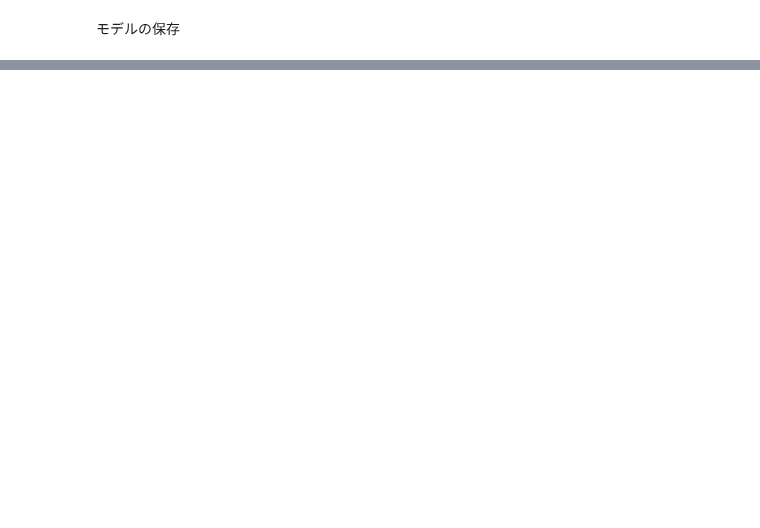
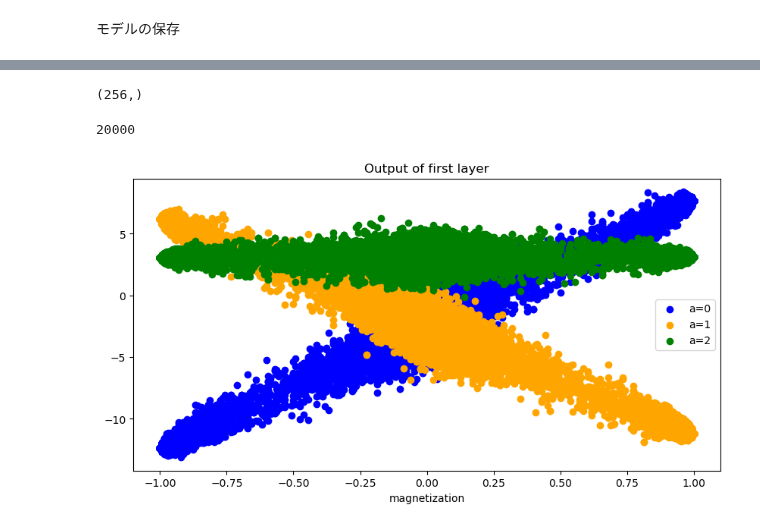
Before and after one commit to Chansuga/Master-s_thesis, a Jupyter notebook: Paper_Tomiya_Kikuchi_Kashiwa/temperature measuring instrument/temp_mesure_L16_FCNN_Nh3.ipynb, the cells around one changed output, grey strips where cells are left out. Saved outputs shown, nothing was run; the diff lists cells and outputs as text; code cells hidden in the pictures; blank space fills up the shorter version.

```diff
--- a/Paper_Tomiya_Kikuchi_Kashiwa/temperature measuring instrument/temp_mesure_L16_FCNN_Nh3.ipynb
+++ b/Paper_Tomiya_Kikuchi_Kashiwa/temperature measuring instrument/temp_mesure_L16_FCNN_Nh3.ipynb
@@ -209,0 +278,13 @@ torch.save(model.state_dict(), file_path)
+# %%
+flat_spin_train_np = [spin_train_np[i].flatten() for i in range(len(spin_train_np))]
+flat_spin_train_np[0].shape
+# %% [output]
+(256,)
+# %%
+len(label_train_np)
+# %% [output]
+20000
+# %%
+prm = torch.load('../data storage/prm_data_L16_FCNN_Nh3.pth')
+fc1_weight = prm['fc1.weight'].numpy()
+fc1_bias = prm['fc1.bias'].numpy()
@@ -209,0 +295,39 @@ torch.save(model.state_dict(), file_path)
+# %%
+# 内積
+output_data_0 = []
+output_data_1 = []
+output_data_2 = []
+mag_data = []
+
+for i in range(len(label_train_np)):
+    dot_product_0 = np.dot(flat_spin_train_np[i], fc1_weight[0]) + fc1_bias[0]
+    output_data_0.append(dot_product_0)
+    dot_product_1 = np.dot(flat_spin_train_np[i], fc1_weight[1]) + fc1_bias[1]
+    output_data_1.append(dot_product_1)
+    dot_product_2 = np.dot(flat_spin_train_np[i], fc1_weight[2]) + fc1_bias[2]
+    output_data_2.append(dot_product_2)
+    mag = magnetization(flat_spin_train_np[i])
+    mag_data.append(mag)
+# %%
+# データ
+x = mag_data
+y0 = output_data_0
+y1 = output_data_1
+y2 = output_data_2
+
+# プロット
+plt.figure(figsize=(10, 5))
+plt.scatter(x, y0, color='blue', label='a=0')
+plt.scatter(x, y1, color='orange', label='a=1')
+plt.scatter(x, y2, color='green', label='a=2')
+
+
+plt.title('Output of first layer')
+plt.xlabel('magnetization')
+
+# 図をファイルとして保存
+plt.savefig('../image/L16_FCNN_Nh3_output.png')
+plt.legend()  # 凡例を表示
+plt.show()
+# %% [output]
+[figure, added]
```
Also changed, not shown: parts of 15 cells of this notebook, 27 other files.
